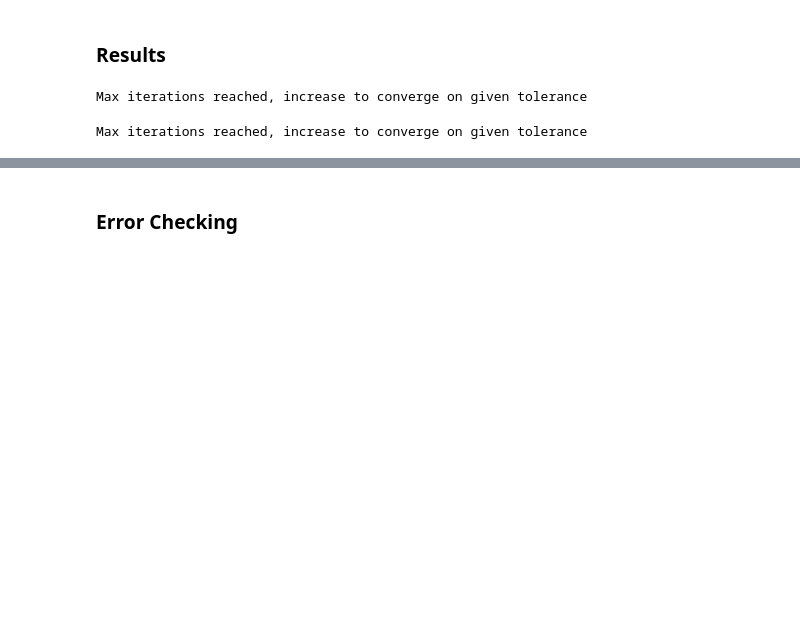
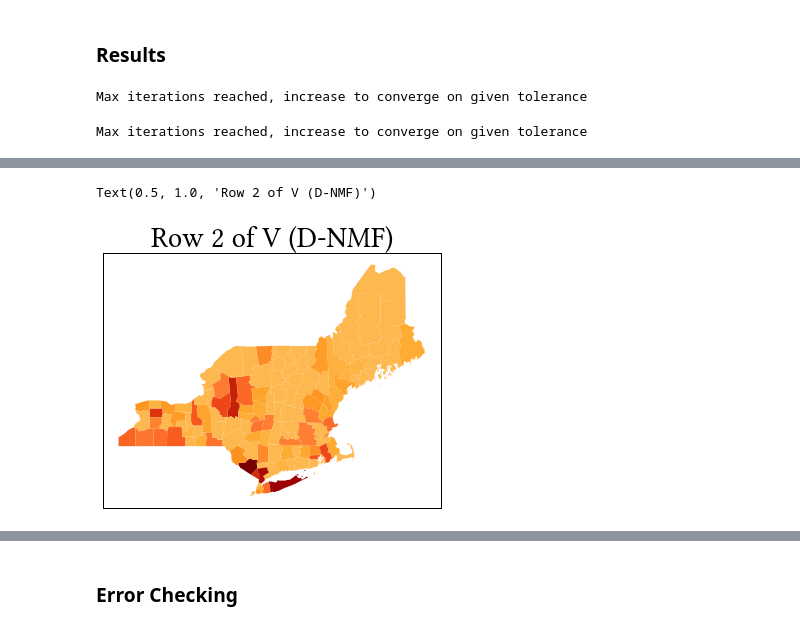
Before and after one commit to kevin-q2/diffusion_nmf, a Jupyter notebook: examples/county_example.ipynb, the cells around one changed output, grey strips where cells are left out. Saved outputs shown, nothing was run; the diff lists cells and outputs as text; code cells hidden in the pictures; blank space fills up the shorter version.

```diff
--- a/examples/county_example.ipynb
+++ b/examples/county_example.ipynb
@@ -115,7 +115,7 @@ new_eng_population = pd.read_csv(os.path.join(par, "covid_dataset/us_county/popu
 #new_eng_population.loc[:, 'population_estimate'] = population.loc[:, 'population_estimate'].astype(np.float64)
 
 # json file with geographic info for each state -- required for graphing
-county_map = os.path.join(par, 'covid_dataset/us_county/geography.json')
+new_eng_map = os.path.join(par, 'covid_dataset/us_county/new_england_geography.json')
 # %%
 # I will stick with FIPS codes as a naming convention. For full county name + state it's in a backwards lookup would suffice.
 # filtering out the new england region counties:
@@ -249,0 +253,26 @@ plt.show()
+# %%
+newEngMap = gp.read_file(new_eng_map)
+
+row_num = 2
+
+val_col1 = []
+
+for i in newEngMap["id"]:
+    try:
+        val_col1.append(V.loc[row_num,int(i)])
+    except:
+        val_col1.append(np.nan)
+
+newEngMap['val1'] = val_col1
+
+fig,ax = plt.subplots(1,1, constrained_layout=True, figsize = (8,4))
+
+newEngMap.plot(column='val1',legend=False, ax = ax, cmap=my_pal, legend_kwds={'shrink': 0.90, 'aspect': 40})
+ax.tick_params(axis='x', which='both', bottom=False, top=False, labelbottom=False)
+ax.tick_params(axis='y', which='both', right=False, left=False, labelleft=False)
+ax.set_title("Row " + str(row_num) + " of V (D-NMF)")
+
+#fig.savefig('C:/Users/kq146/code/covid_college_tracker/diff_nmf_paper/figures/newEng_V' + str(row_num) + '.pdf', bbox_inches = "tight")
+# %% [output]
+Text(0.5, 1.0, 'Row 2 of V (D-NMF)')
+[figure, added]
```
Also changed, not shown: parts of 8 cells of this notebook, 4 other files.
